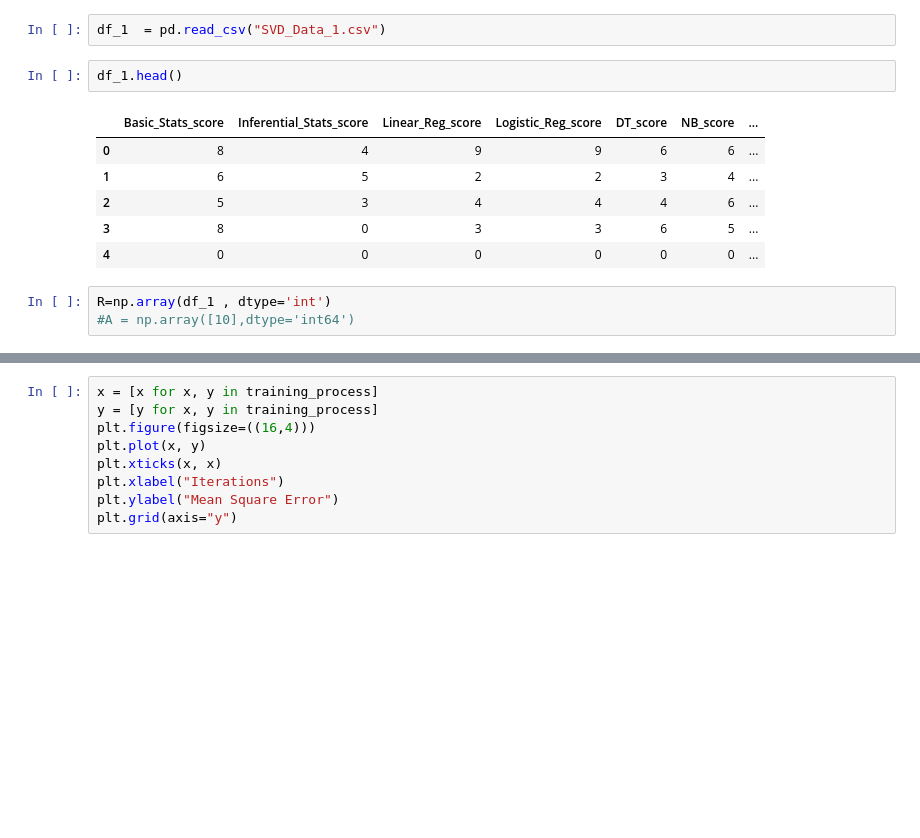
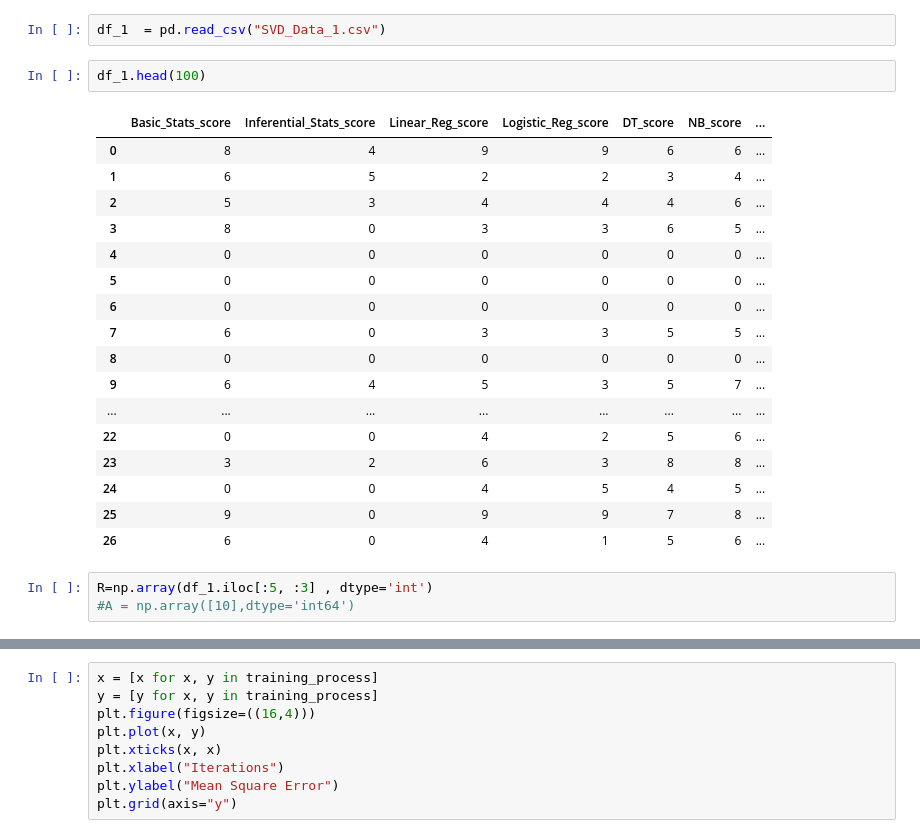
Before and after one commit to dalonlobo/gl-capstone, a Jupyter notebook: Mukesh/Recommendation_Latent_Factor_Analysis_1.ipynb, the cells around one changed output, grey strips where cells are left out. Saved outputs shown, nothing was run; the diff lists cells and outputs as text; blank space fills up the shorter version.

```diff
--- a/Mukesh/Recommendation_Latent_Factor_Analysis_1.ipynb
+++ b/Mukesh/Recommendation_Latent_Factor_Analysis_1.ipynb
@@ -128,16 +128,27 @@ class MF():
 # %%
 df_1  = pd.read_csv("SVD_Data_1.csv")
 # %%
-df_1.head()
+df_1.head(100)
 # %% [output]
 |  | Basic_Stats_score | Inferential_Stats_score | Linear_Reg_score | Logistic_Reg_score | DT_score | NB_score | ... |
 | 0 | 8 | 4 | 9 | 9 | 6 | 6 | ... |
 | 1 | 6 | 5 | 2 | 2 | 3 | 4 | ... |
 | 2 | 5 | 3 | 4 | 4 | 4 | 6 | ... |
 | 3 | 8 | 0 | 3 | 3 | 6 | 5 | ... |
 | 4 | 0 | 0 | 0 | 0 | 0 | 0 | ... |
+| 5 | 0 | 0 | 0 | 0 | 0 | 0 | ... |
+| 6 | 0 | 0 | 0 | 0 | 0 | 0 | ... |
+| 7 | 6 | 0 | 3 | 3 | 5 | 5 | ... |
+| 8 | 0 | 0 | 0 | 0 | 0 | 0 | ... |
+| 9 | 6 | 4 | 5 | 3 | 5 | 7 | ... |
+| ... | ... | ... | ... | ... | ... | ... | ... |
+| 22 | 0 | 0 | 4 | 2 | 5 | 6 | ... |
+| 23 | 3 | 2 | 6 | 3 | 8 | 8 | ... |
+| 24 | 0 | 0 | 4 | 5 | 4 | 5 | ... |
+| 25 | 9 | 0 | 9 | 9 | 7 | 8 | ... |
+| 26 | 6 | 0 | 4 | 1 | 5 | 6 | ... |
 # %%
-R=np.array(df_1 , dtype='int')
+R=np.array(df_1.iloc[:5, :3] , dtype='int')
 #A = np.array([10],dtype='int64')
 # %%
 
```
Also changed, not shown: parts of 1 cell of this notebook, 3 other files.
